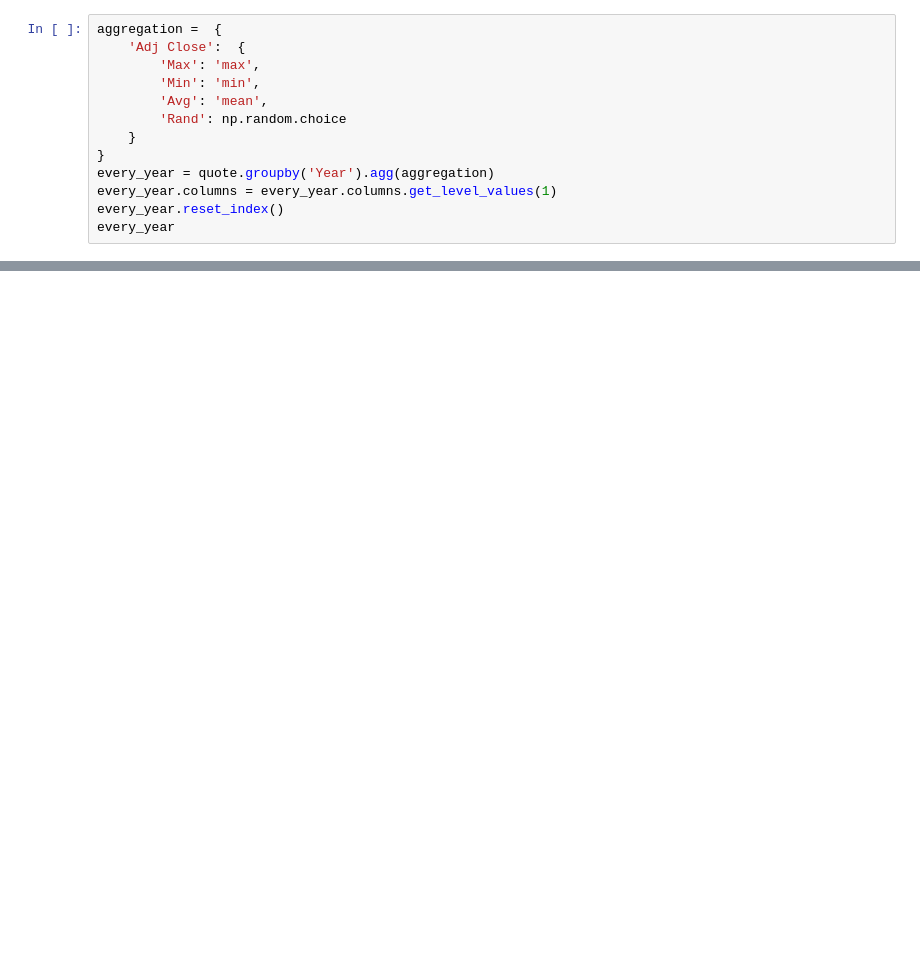
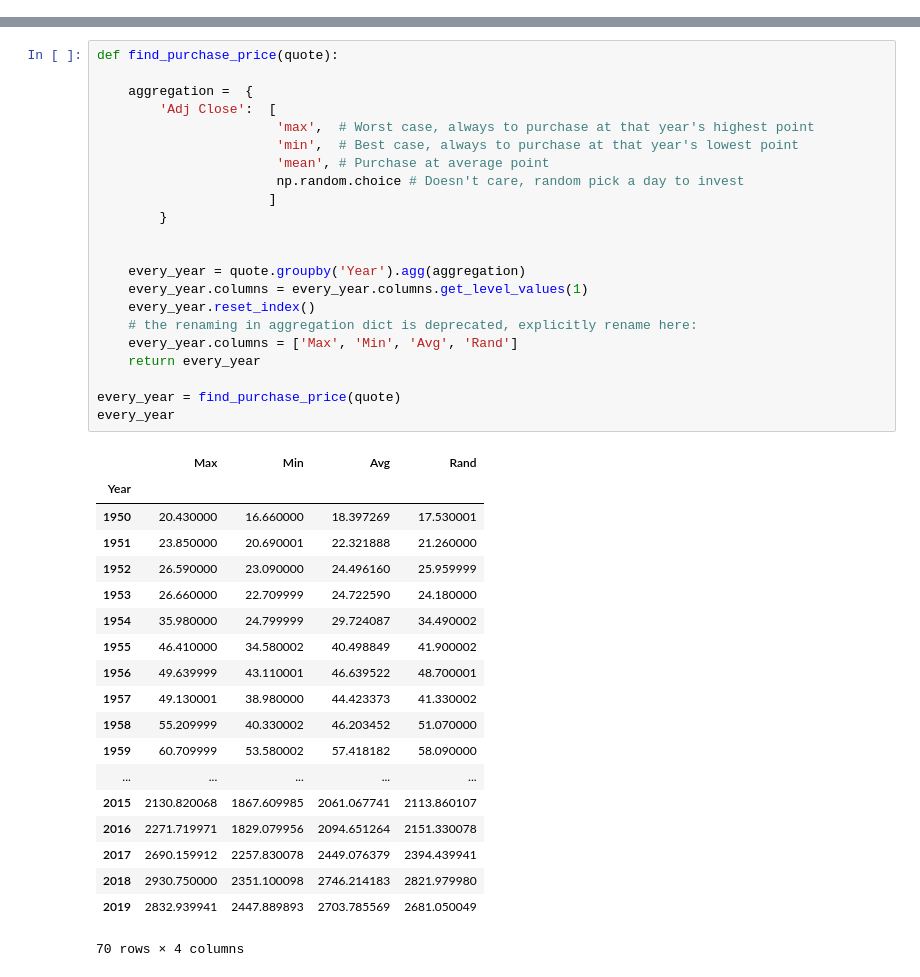
Before and after one commit to dingdinghzq/Investment101, a Jupyter notebook: SP500.ipynb, the cells around one changed output, grey strips where cells are left out. Saved outputs shown, nothing was run; the diff lists cells and outputs as text; blank space fills up the shorter version.

```diff
--- a/SP500.ipynb
+++ b/SP500.ipynb
@@ -65,13 +59,0 @@ last_close
-# %%
-aggregation =  {
-    'Adj Close':  {
-        'Max': 'max',
-        'Min': 'min',
-        'Avg': 'mean',
-        'Rand': np.random.choice
-    }
-}
-every_year = quote.groupby('Year').agg(aggregation)
-every_year.columns = every_year.columns.get_level_values(1)
-every_year.reset_index()
-every_year
@@ -124,0 +66,42 @@ every_year
+# %%
+def find_purchase_price(quote):
+
+    aggregation =  {
+        'Adj Close':  [
+                       'max',  # Worst case, always to purchase at that year's highest point
+                       'min',  # Best case, always to purchase at that year's lowest point
+                       'mean', # Purchase at average point
+                       np.random.choice # Doesn't care, random pick a day to invest
+                      ]
+        }
+
+
+    every_year = quote.groupby('Year').agg(aggregation)
+    every_year.columns = every_year.columns.get_level_values(1)
+    every_year.reset_index()
+    # the renaming in aggregation dict is deprecated, explicitly rename here:
+    every_year.columns = ['Max', 'Min', 'Avg', 'Rand']
+    return every_year
+
+every_year = find_purchase_price(quote)
+every_year
+# %% [output]
+|  | Max | Min | Avg | Rand |
+| Year |  |  |  |  |
+| 1950 | 20.430000 | 16.660000 | 18.397269 | 17.530001 |
+| 1951 | 23.850000 | 20.690001 | 22.321888 | 21.260000 |
+| 1952 | 26.590000 | 23.090000 | 24.496160 | 25.959999 |
+| 1953 | 26.660000 | 22.709999 | 24.722590 | 24.180000 |
+| 1954 | 35.980000 | 24.799999 | 29.724087 | 34.490002 |
+| 1955 | 46.410000 | 34.580002 | 40.498849 | 41.900002 |
+| 1956 | 49.639999 | 43.110001 | 46.639522 | 48.700001 |
+| 1957 | 49.130001 | 38.980000 | 44.423373 | 41.330002 |
+| 1958 | 55.209999 | 40.330002 | 46.203452 | 51.070000 |
+| 1959 | 60.709999 | 53.580002 | 57.418182 | 58.090000 |
+| ... | ... | ... | ... | ... |
+| 2015 | 2130.820068 | 1867.609985 | 2061.067741 | 2113.860107 |
+| 2016 | 2271.719971 | 1829.079956 | 2094.651264 | 2151.330078 |
+| 2017 | 2690.159912 | 2257.830078 | 2449.076379 | 2394.439941 |
+| 2018 | 2930.750000 | 2351.100098 | 2746.214183 | 2821.979980 |
+| 2019 | 2832.939941 | 2447.889893 | 2703.785569 | 2681.050049 |
+70 rows × 4 columns
```
Also changed, not shown: parts of 22 cells of this notebook, 1 other file.
